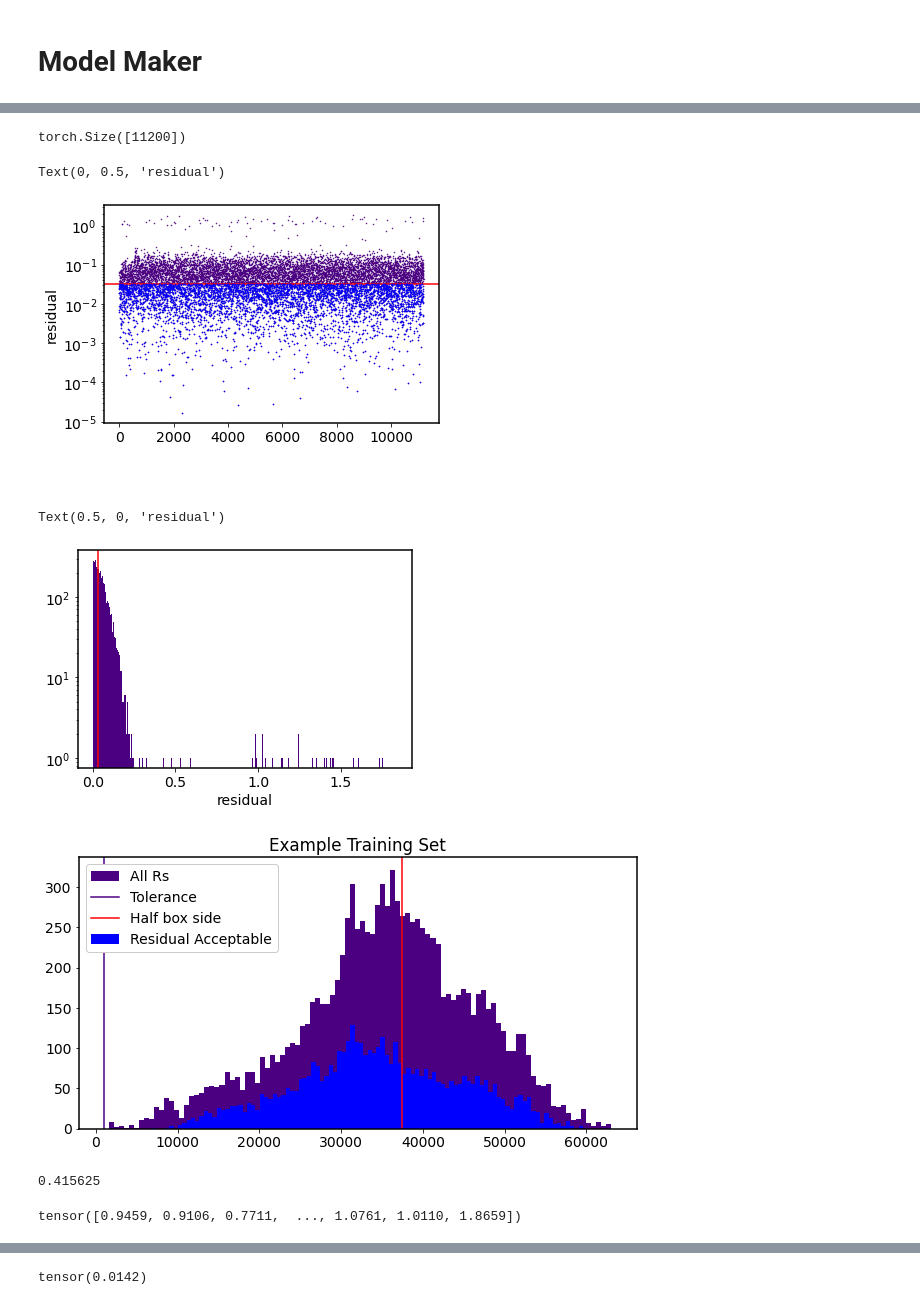
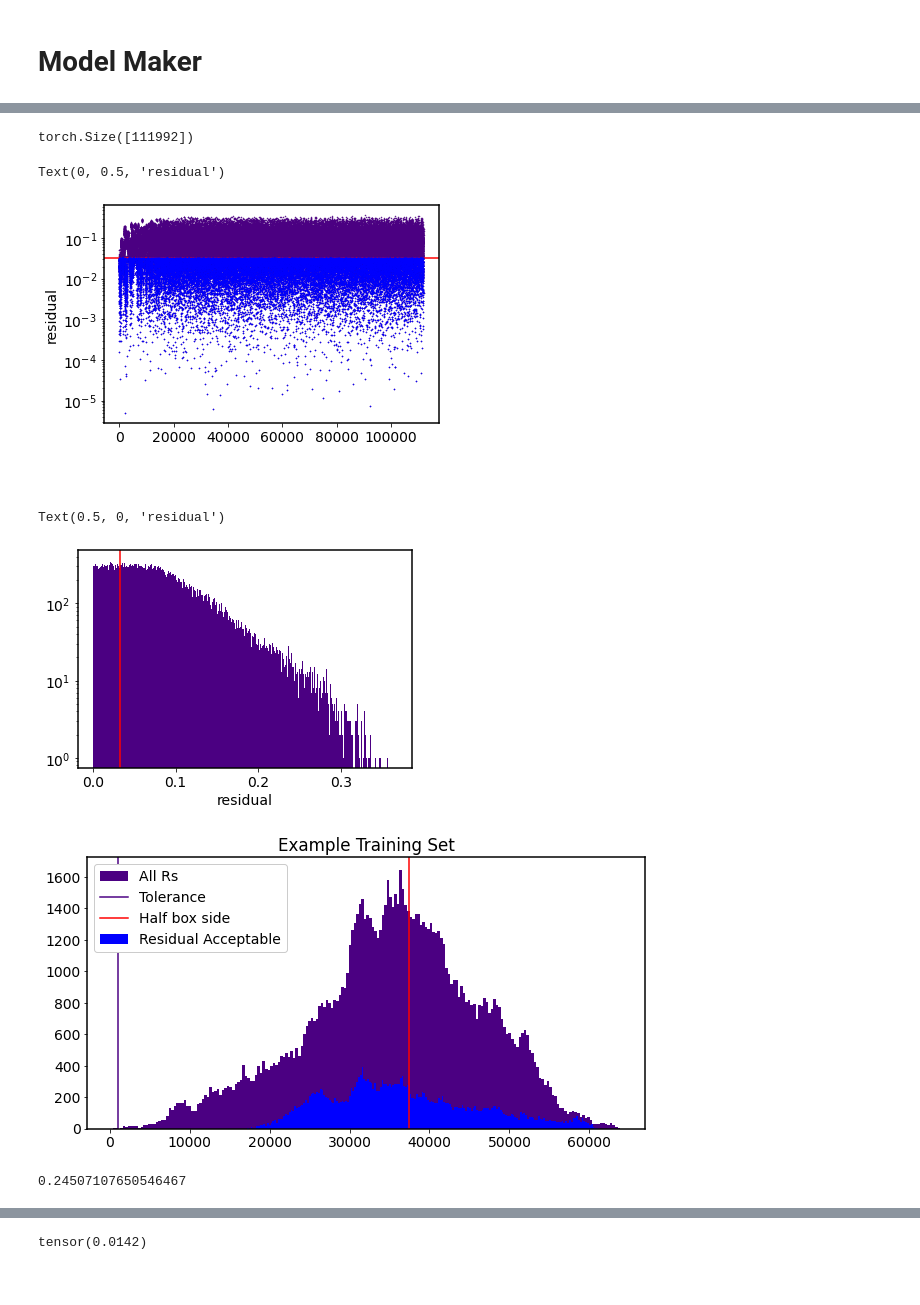
Before and after one commit to ispirovjr/Thesis-Project-Cosmic-Web, a Jupyter notebook: JupyterNotebooks/Model Tester.ipynb, the cells around one changed output, grey strips where cells are left out. Saved outputs shown, nothing was run; the diff lists cells and outputs as text; code cells hidden in the pictures.

```diff
--- a/JupyterNotebooks/Model Tester.ipynb
+++ b/JupyterNotebooks/Model Tester.ipynb
@@ -185,10 +185,10 @@ learning_rate = 1e-2 #sc/1e5
 epochs = 40
 bmark = 1e3/sc
 # %%
-GoodPath = "/Users/users/spirov/ThesisProject/Snapshots/NewGoodSnap.pt"
+GoodPath = "/Users/users/spirov/ThesisProject/Snapshots/BigmodelSnapshot.pt"
 
-model =StraightNetwork() #BottleneckNetwork() # StraightNetwork() #
-model.load_state_dict(torch.load(GoodPath))
+model =Unet() #BottleneckNetwork() # StraightNetwork() #
+model.load_state_dict(torch.load(GoodPath,map_location=torch.device('cpu')))
 
 dataPath = "/Users/users/spirov/Blk/Nexus Project/Thesis-Project-Cosmic-Web/Data/Testing/"
 
@@ -201,7 +201,7 @@ with torch.no_grad():
 # %%
 mod[0].shape
 # %% [output]
-torch.Size([11200])
+torch.Size([111992])
 # %%
 resid = (mod[0]-label).abs()
 
@@ -217,7 +217,7 @@ plt.yscale('log')
 plt.ylabel("residual")
 # %% [output]
 Text(0, 0.5, 'residual')
-[figure, old version]
+[figure, new version]
 # %% [markdown]
 ###
 # %%
@@ -227,19 +227,21 @@ plt.axvline(1e3/sc,c='r')
 plt.xlabel('residual')
 # %% [output]
 Text(0.5, 0, 'residual')
-[figure, old version]
+[figure, new version]
 # %%
+b = 200
+
 plt.figure(figsize=(10,5))
-plt.hist(label*sc,100,label='All Rs')
+plt.hist(label*sc,b,label='All Rs')
 plt.axvline(1e3,label='Tolerance')
 plt.axvline(3.75e4,c='r',label="Half box side")
-plt.hist(label[filt]*sc,100,label='Residual Acceptable')
+plt.hist(label[filt]*sc,b,label='Residual Acceptable')
 
 plt.legend(loc=2,framealpha=1)
 plt.title("Example Training Set")
 plt.show()
 # %% [output]
-[figure, old version]
+[figure, new version]
 # %%
 trus = label[filt].size()[0]
 tot = label.size()[0]
@@ -247,8 +249,4 @@ tot = label.size()[0]
 
 print(trus/tot)
 # %% [output]
-0.415625
+0.24507107650546467
-# %%
-mod[0]
-# %% [output]
-tensor([0.9459, 0.9106, 0.7711,  ..., 1.0761, 1.0110, 1.8659])
```
Also changed, not shown: parts of 7 cells of this notebook, 12 other files.
